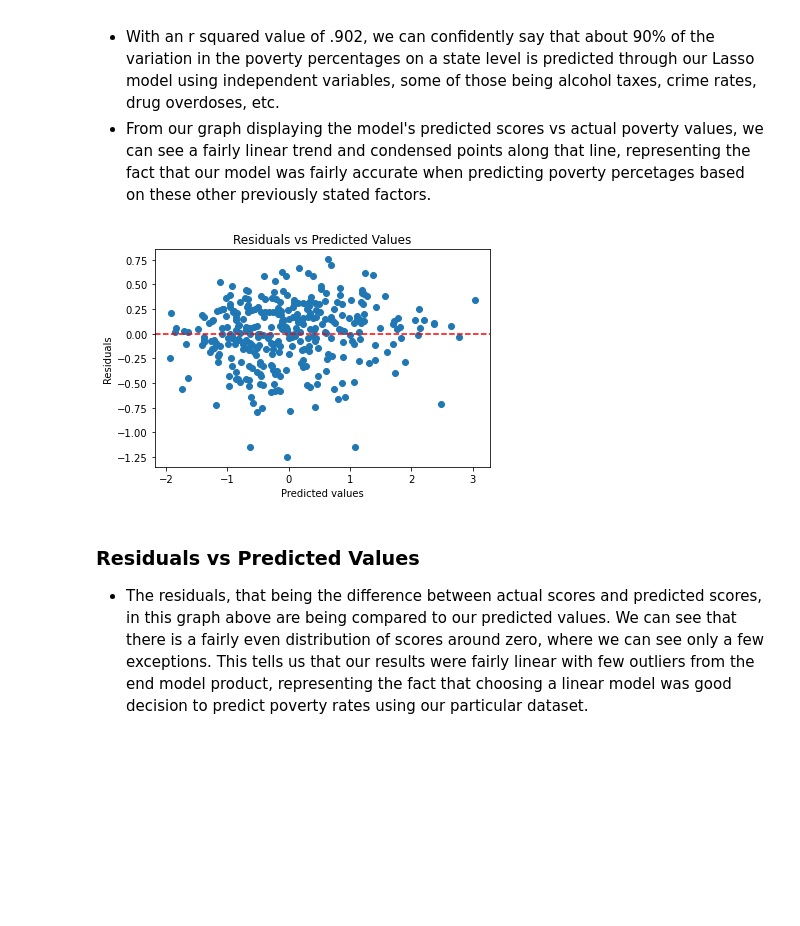
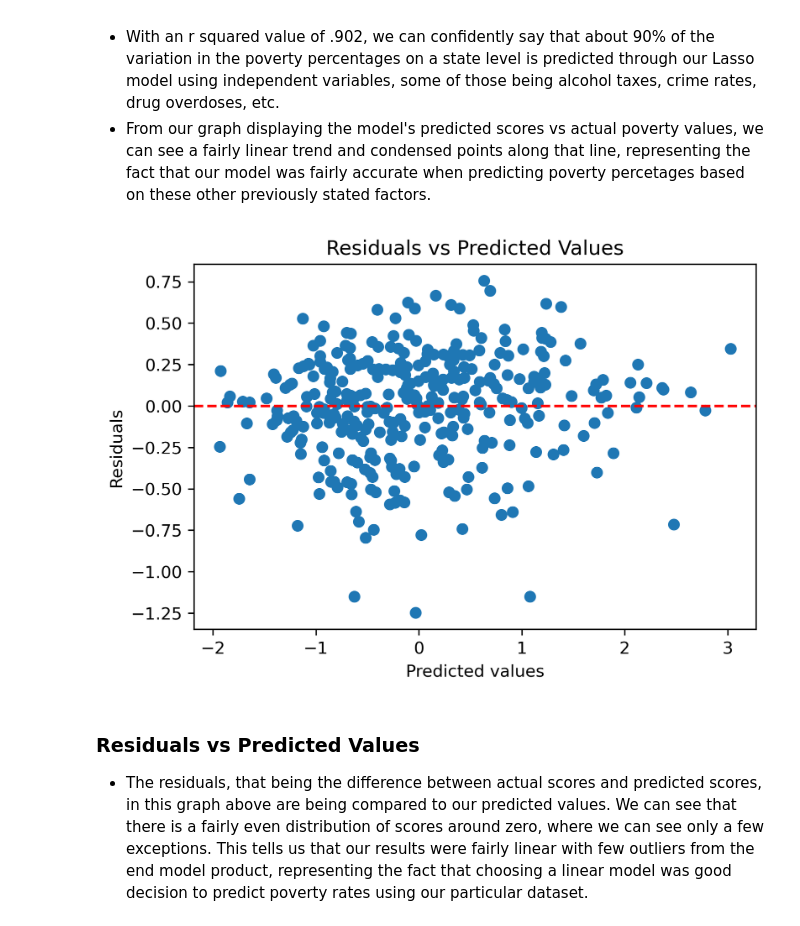
Before and after one commit to bethvanderhoek/finance-capstone, a Jupyter notebook: code/LassoMLModel.ipynb, the cells around one changed output. Drawn from its saved outputs; the diff is of its cells as text; code cells hidden in the pictures; blank space fills up the shorter version.

```diff
--- a/code/LassoMLModel.ipynb
+++ b/code/LassoMLModel.ipynb
@@ -237,7 +237,7 @@ r2 = lasso.score(X_test, y_test)
 # Finding r squared value and predicted vs actual score for Lasso model:
 
 print(f'r squared: {r2}')
-
+plt.rcParams['figure.dpi']=300
 plt.scatter(y_test,y_pred)
 plt.xlabel('Actual Score')
 plt.ylabel('Predicted Score')
@@ -257,16 +257,16 @@ r squared: 0.9011404178626604
 # %%
 # Finding residuals vs predicted values:
 
 res = y_test - y_pred
-
+plt.rcParams['figure.dpi']=300
 plt.scatter(y_pred, res)
 plt.xlabel("Predicted values")
 plt.ylabel("Residuals")
 plt.title("Residuals vs Predicted Values")
 plt.axhline(y=0, color='r', linestyle="--")
 plt.show()
 # %% [output]
-[figure, old version]
+[figure, new version]
 # %% [markdown]
 ### Residuals vs Predicted Values
 
```
Also changed, not shown: parts of 3 cells of this notebook, 2 other files.
